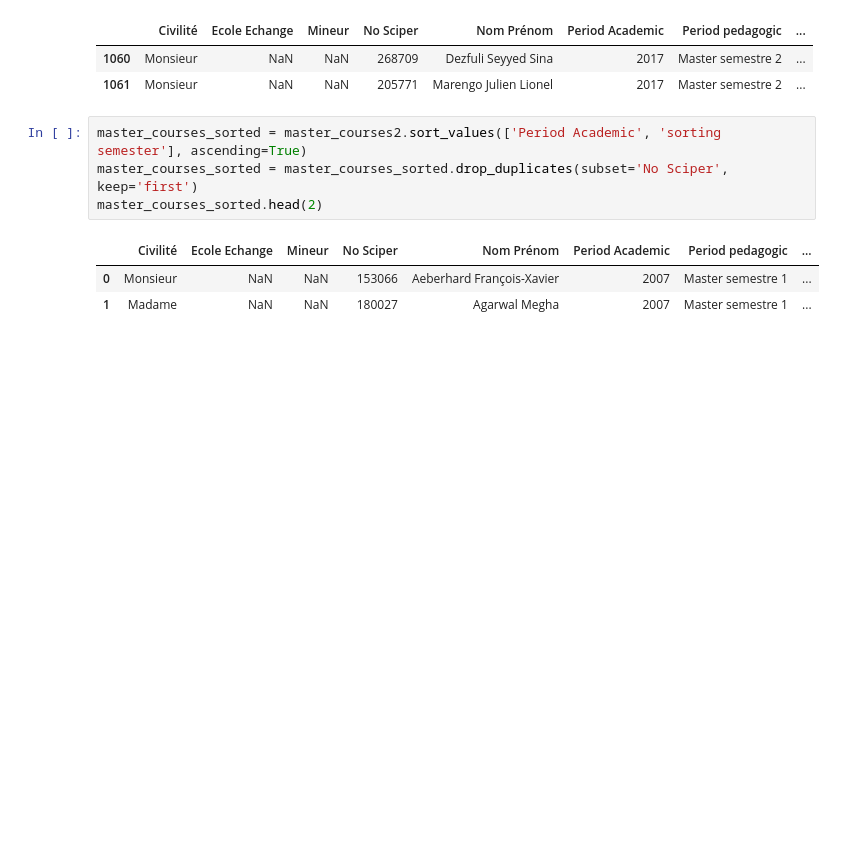
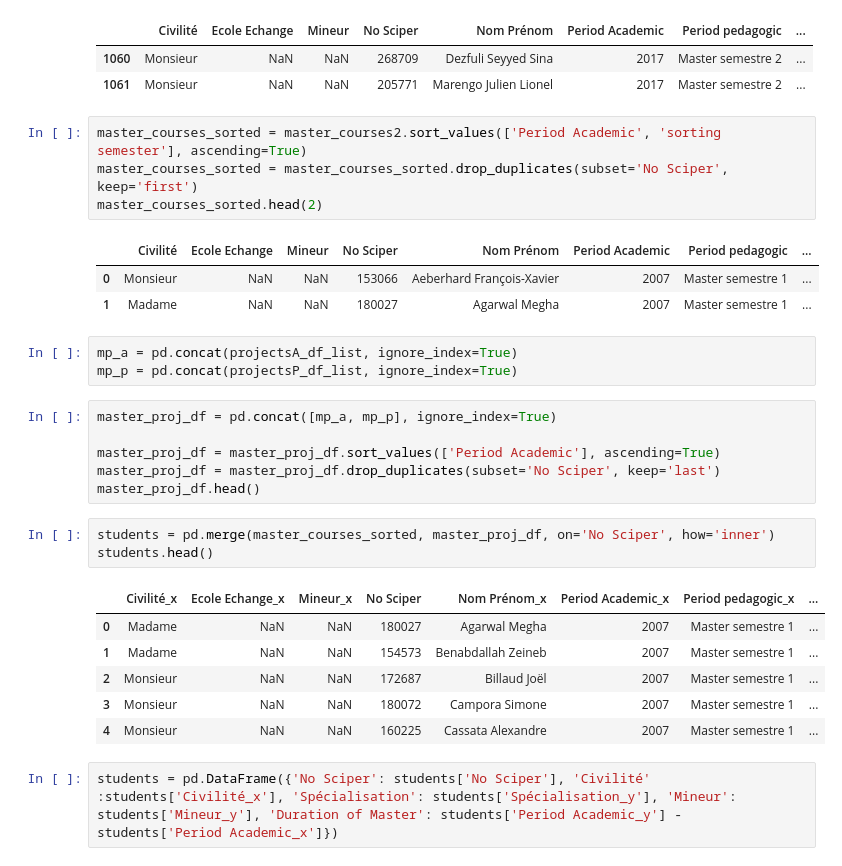
Before and after one commit to daniel-guggenheim/ada-homeworks, a Jupyter notebook: 02 - Data from the Web/homework2.ipynb, the cells around one changed output. Saved outputs shown, nothing was run; the diff lists cells and outputs as text; blank space fills up the shorter version.

Commit message:
master project; dealing with conflicts

```diff
--- a/02 - Data from the Web/homework2.ipynb
+++ b/02 - Data from the Web/homework2.ipynb
@@ -371,3 +371,24 @@ master_courses_sorted.head(2)
 |  | Civilité | Ecole Echange | Mineur | No Sciper | Nom Prénom | Period Academic | Period pedagogic | ... |
 | 0 | Monsieur | NaN | NaN | 153066 | Aeberhard François-Xavier | 2007 | Master semestre 1 | ... |
 | 1 | Madame | NaN | NaN | 180027 | Agarwal Megha | 2007 | Master semestre 1 | ... |
+# %%
+mp_a = pd.concat(projectsA_df_list, ignore_index=True)
+mp_p = pd.concat(projectsP_df_list, ignore_index=True)
+# %%
+master_proj_df = pd.concat([mp_a, mp_p], ignore_index=True)
+
+master_proj_df = master_proj_df.sort_values(['Period Academic'], ascending=True)
+master_proj_df = master_proj_df.drop_duplicates(subset='No Sciper', keep='last')
+master_proj_df.head()
+# %%
+students = pd.merge(master_courses_sorted, master_proj_df, on='No Sciper', how='inner')
+students.head()
+# %% [output]
+|  | Civilité_x | Ecole Echange_x | Mineur_x | No Sciper | Nom Prénom_x | Period Academic_x | Period pedagogic_x | ... |
+| 0 | Madame | NaN | NaN | 180027 | Agarwal Megha | 2007 | Master semestre 1 | ... |
+| 1 | Madame | NaN | NaN | 154573 | Benabdallah Zeineb | 2007 | Master semestre 1 | ... |
+| 2 | Monsieur | NaN | NaN | 172687 | Billaud Joël | 2007 | Master semestre 1 | ... |
+| 3 | Monsieur | NaN | NaN | 180072 | Campora Simone | 2007 | Master semestre 1 | ... |
+| 4 | Monsieur | NaN | NaN | 160225 | Cassata Alexandre | 2007 | Master semestre 1 | ... |
+# %%
+students = pd.DataFrame({'No Sciper': students['No Sciper'], 'Civilité' :students['Civilité_x'], 'Spécialisation': students['Spécialisation_y'], 'Mineur': students['Mineur_y'], 'Duration of Master': students['Period Academic_y'] - students['Period Academic_x']})
```
Also changed, not shown: parts of 1 cell of this notebook.
